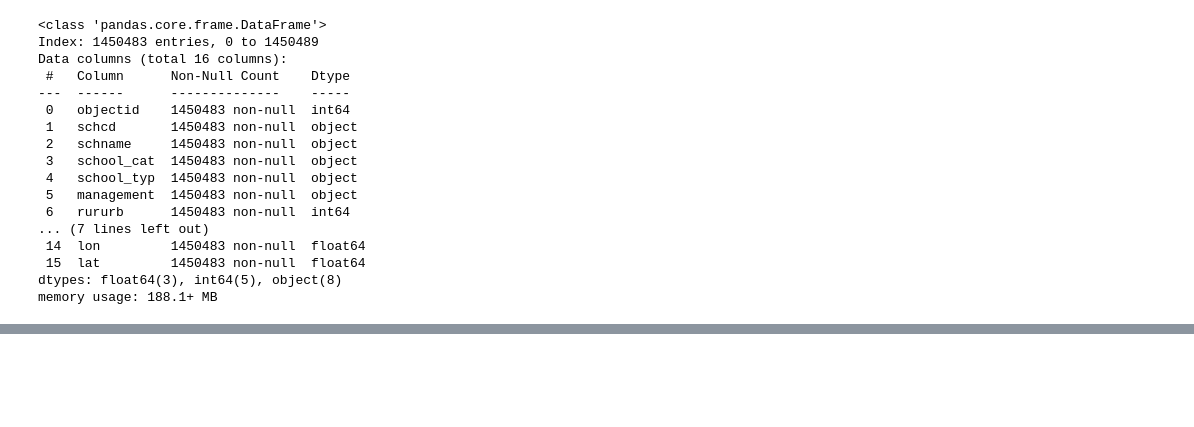
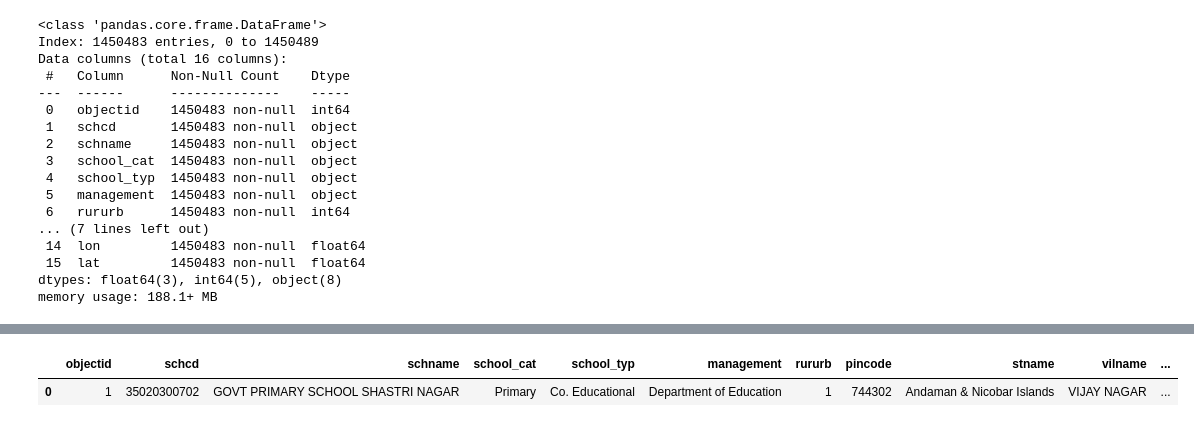
Before and after one commit to ashwin-v4/Edu-Recommender, a Jupyter notebook: school.ipynb, the cells around one changed output, grey strips where cells are left out. Cells and saved outputs as stored; diff of their text form; code cells hidden in the pictures; blank space fills up the shorter version.

```diff
--- a/school.ipynb
+++ b/school.ipynb
@@ -314,0 +391,5 @@ new_df.head(3)
+# %%
+new_df.iloc[[0]]
+# %% [output]
+|  | objectid | schcd | schname | school_cat | school_typ | management | rururb | pincode | stname | vilname | ... |
+| 0 | 1 | 35020300702 | GOVT PRIMARY SCHOOL SHASTRI NAGAR | Primary | Co. Educational | Department of Education | 1 | 744302 | Andaman & Nicobar Islands | VIJAY NAGAR | ... |
```
Also changed, not shown: parts of 15 cells of this notebook.
